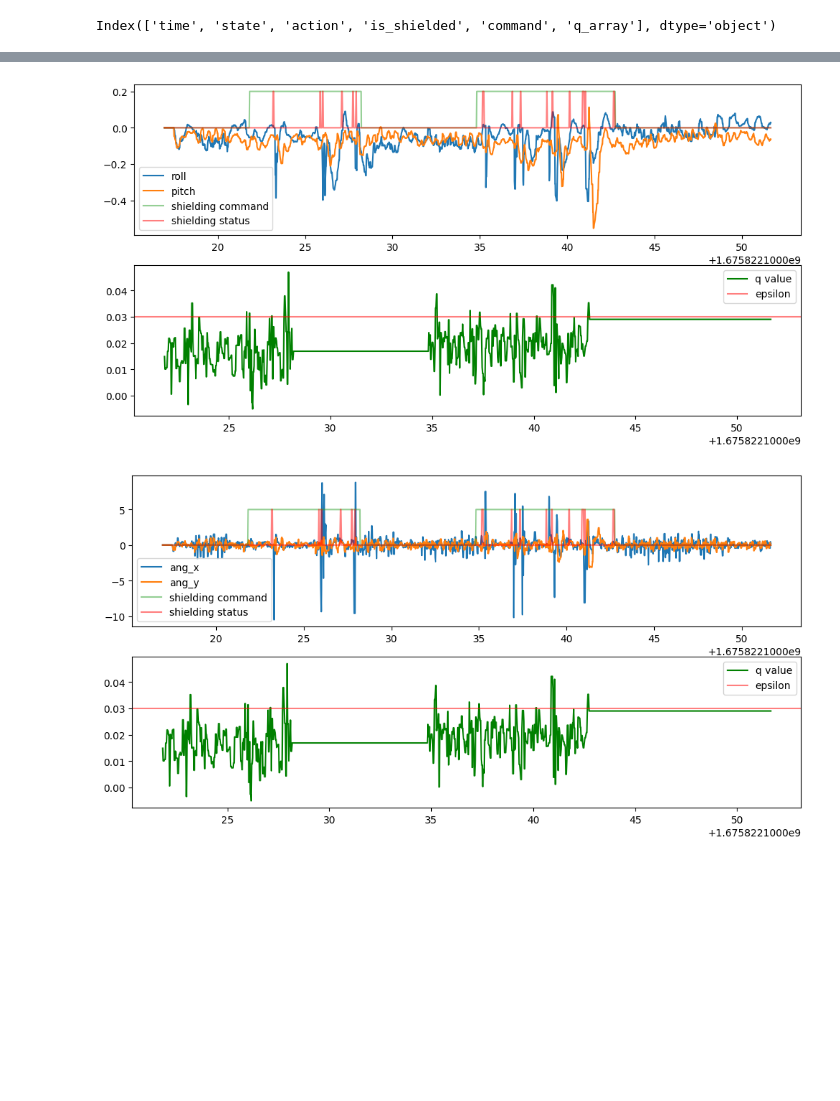
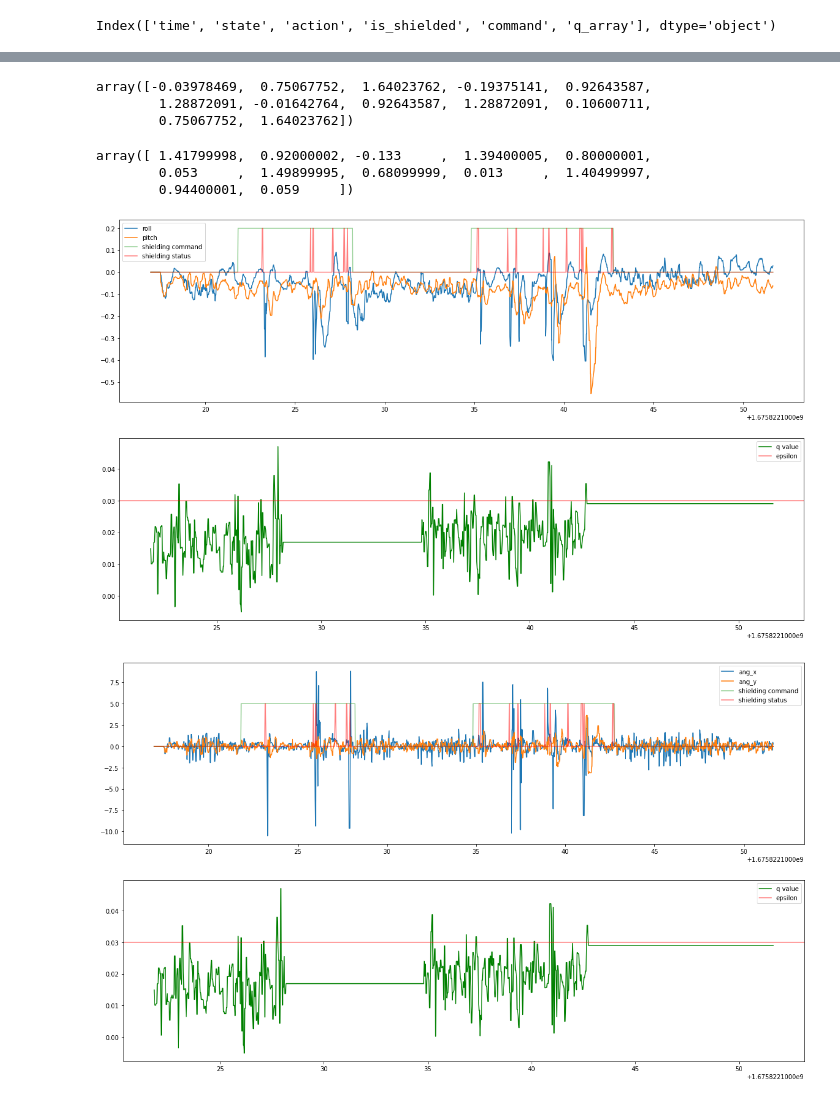
Before and after one commit to SafeRoboticsLab/GhostSDK, a Jupyter notebook: SDK/mblink/data_analysis.ipynb, the cells around one changed output, grey strips where cells are left out. Cells and saved outputs as stored; diff of their text form; code cells hidden in the pictures; blank space fills up the shorter version.

```diff
--- a/SDK/mblink/data_analysis.ipynb
+++ b/SDK/mblink/data_analysis.ipynb
@@ -59,21 +76,33 @@ state_array = np.array(df["state"].to_list())
+# %%
+action_array[100]
+# %% [output]
+array([-0.03978469,  0.75067752,  1.64023762, -0.19375141,  0.92643587,
+        1.28872091, -0.01642764,  0.92643587,  1.28872091,  0.10600711,
+        0.75067752,  1.64023762])
+# %%
+state_array[100,12:24]
+# %% [output]
+array([ 1.41799998,  0.92000002, -0.133     ,  1.39400005,  0.80000001,
+        0.053     ,  1.49899995,  0.68099999,  0.013     ,  1.40499997,
+        0.94400001,  0.059     ])
 # %%
 shielding_status = np.array([1 if x is True else 0 for x in df["is_shielded"]])
 shielding_command = np.array([1 if x == "8s" else 0 for x in df["command"]])
 # %%
-fig, ax = plt.subplots(2, 1, figsize=(12, 6))
+fig, ax = plt.subplots(2, 1, figsize=(20, 12))
 ax[0].plot(df["time"], state_array[:, 6], label="roll")
 ax[0].plot(df["time"], state_array[:, 7], label="pitch")
 ax[0].plot(df["time"], shielding_command * 0.2, label="shielding command", alpha=0.5)
 ax[0].plot(df["time"], shielding_status * 0.2, label="shielding status", color="red", alpha=0.5)
 ax[1].plot(df["time"], df["q_array"], label="q value", color="green")
 ax[1].axhline(0.03, color="red", alpha=0.5, label="epsilon")
 ax[0].legend()
 ax[1].legend()
 plt.show()
 # %% [output]
-[figure, old version]
+[figure, new version]
 # %%
-fig, ax = plt.subplots(2, 1, figsize=(12, 6))
+fig, ax = plt.subplots(2, 1, figsize=(20, 12))
 ax[0].plot(df["time"], state_array[:, 9], label="ang_x")
 ax[0].plot(df["time"], state_array[:, 10], label="ang_y")
 ax[0].plot(df["time"], shielding_command * 5, label="shielding command", alpha=0.5)
@@ -84,7 +113,7 @@ ax[0].legend()
 ax[1].legend()
 plt.show()
 # %% [output]
-[figure, old version]
+[figure, new version]
 # %%
 state_var_name = ["x", "y", "z",
                   "vx", "vy", "vz",
```
Also changed, not shown: parts of 7 cells of this notebook.
